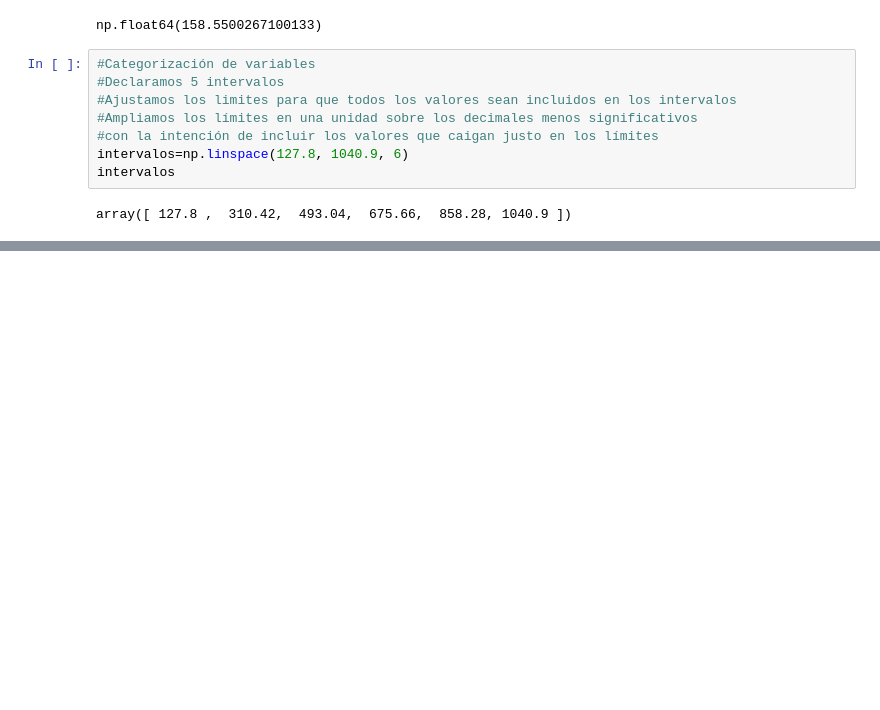
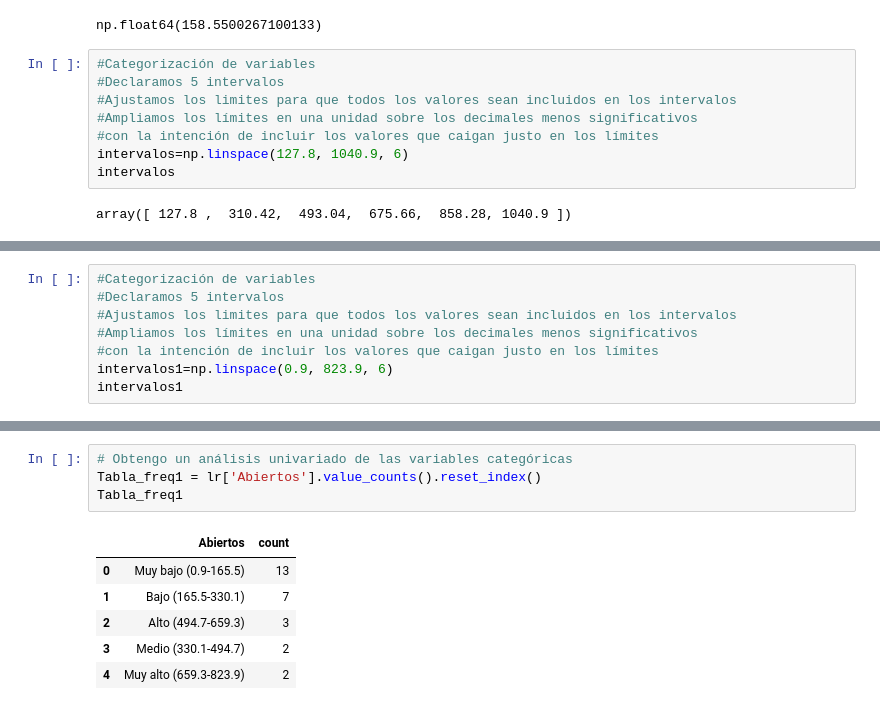
Before and after one commit to Andyr3516/Actividad_4_Extraccion_de_Caracteristicas, a Jupyter notebook: Actividad 4.1/L_reales_caracteristicas.ipynb, the cells around one changed output, grey strips where cells are left out. Cells and saved outputs as stored; diff of their text form; blank space fills up the shorter version.

```diff
--- a/Actividad 4.1/L_reales_caracteristicas.ipynb
+++ b/Actividad 4.1/L_reales_caracteristicas.ipynb
@@ -174,0 +214,8 @@ Text(0, 0.5, 'Frecuencia')
+# %%
+#Categorización de variables
+#Declaramos 5 intervalos
+#Ajustamos los limites para que todos los valores sean incluidos en los intervalos
+#Ampliamos los límites en una unidad sobre los decimales menos significativos
+#con la intención de incluir los valores que caigan justo en los límites
+intervalos1=np.linspace(0.9, 823.9, 6)
+intervalos1
@@ -174,0 +248,11 @@ Text(0, 0.5, 'Frecuencia')
+# %%
+# Obtengo un análisis univariado de las variables categóricas
+Tabla_freq1 = lr['Abiertos'].value_counts().reset_index()
+Tabla_freq1
+# %% [output]
+|  | Abiertos | count |
+| 0 | Muy bajo (0.9-165.5) | 13 |
+| 1 | Bajo (165.5-330.1) | 7 |
+| 2 | Alto (494.7-659.3) | 3 |
+| 3 | Medio (330.1-494.7) | 2 |
+| 4 | Muy alto (659.3-823.9) | 2 |
```
Also changed, not shown: parts of 26 cells of this notebook, 5 other files.
